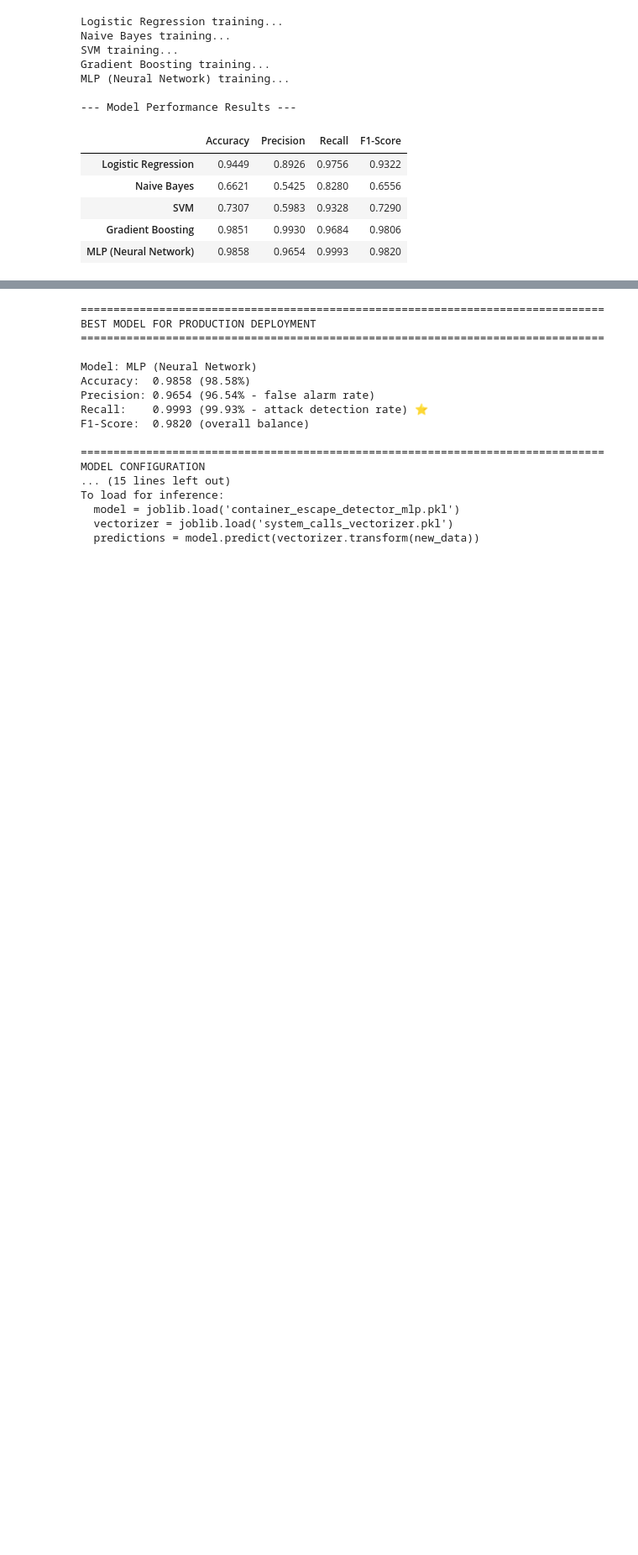
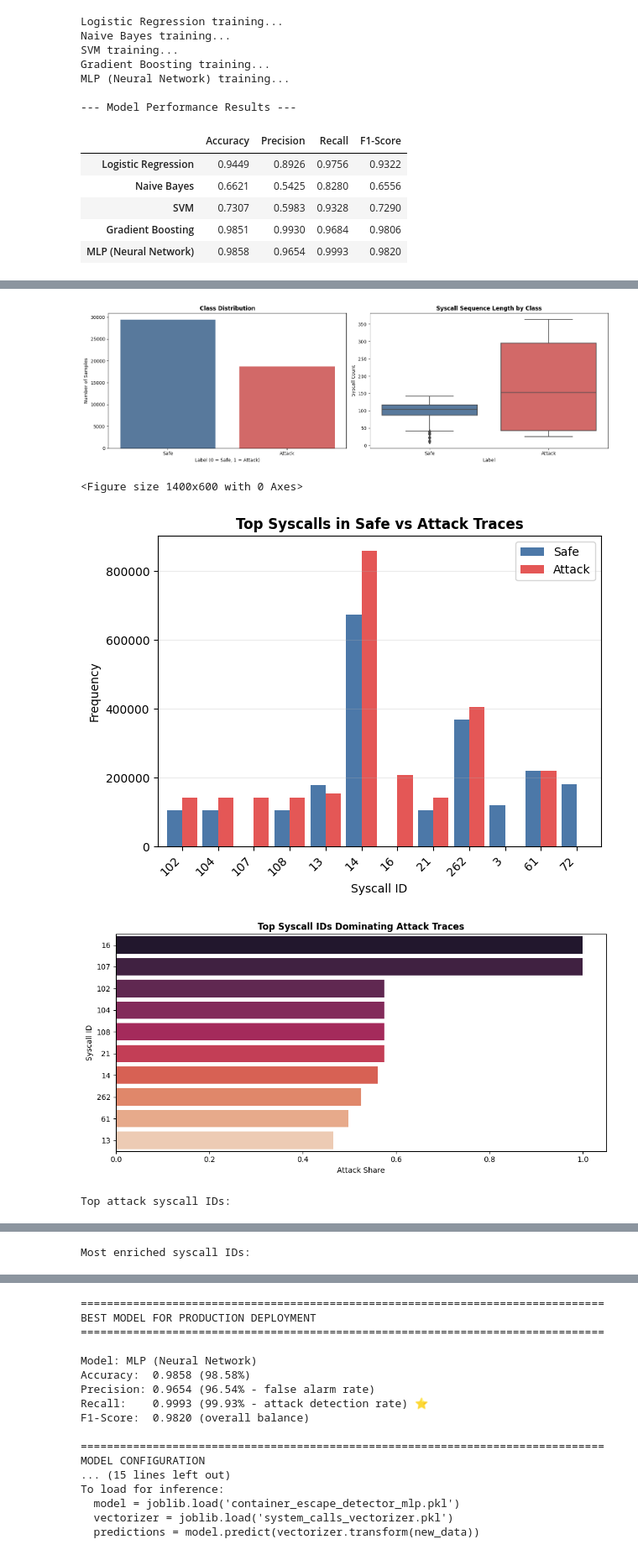
Before and after one commit to gulcihanglmz/cloud-computing-p2, a Jupyter notebook: analyse.ipynb, the cells around one changed output, grey strips where cells are left out. Shown at 84% size. Cells and saved outputs as stored; diff of their text form; code cells hidden in the pictures; blank space fills up the shorter version.

```diff
--- a/analyse.ipynb
+++ b/analyse.ipynb
@@ -202,0 +280,79 @@ MLP (Neural Network) training...
+# %%
+from collections import Counter
+
+# Build a presentation-friendly analysis table
+analysis_df = df.copy()
+analysis_df['syscall_count'] = analysis_df['SystemCallsList'].astype(str).str.split().apply(len)
+analysis_df['capability_add_count'] = analysis_df['AddedCapabilitiesList'].astype(str).str.split().apply(len)
+analysis_df['capability_drop_count'] = analysis_df['DroppedCapabilitiesList'].astype(str).str.split().apply(len)
+
+# Split behaviors by class
+safe_calls = analysis_df.loc[analysis_df['label'] == 0, 'SystemCallsList'].str.split().explode()
+attack_calls = analysis_df.loc[analysis_df['label'] == 1, 'SystemCallsList'].str.split().explode()
+
+safe_calls = safe_calls.dropna()
+attack_calls = attack_calls.dropna()
+
+# Top syscalls for safe vs attack traces
+safe_top = safe_calls.value_counts().head(10)
+attack_top = attack_calls.value_counts().head(10)
+combined_top = pd.DataFrame({
+    'Safe': safe_top,
+    'Attack': attack_top
+}).fillna(0).astype(int)
+
+# Figure 1: class distribution and syscall length comparison
+fig, axes = plt.subplots(1, 2, figsize=(16, 5))
+sns.countplot(x='label', data=analysis_df, palette=['#4C78A8', '#E45756'], ax=axes[0])
+axes[0].set_title('Class Distribution', fontweight='bold')
+axes[0].set_xlabel('Label (0 = Safe, 1 = Attack)')
+axes[0].set_ylabel('Number of Samples')
+axes[0].set_xticklabels(['Safe', 'Attack'])
+
+sns.boxplot(x='label', y='syscall_count', data=analysis_df, palette=['#4C78A8', '#E45756'], ax=axes[1])
+axes[1].set_title('Syscall Sequence Length by Class', fontweight='bold')
+axes[1].set_xlabel('Label')
+axes[1].set_ylabel('Syscall Count')
+axes[1].set_xticklabels(['Safe', 'Attack'])
+
+plt.tight_layout()
+plt.show()
+
+# Figure 2: top syscall comparison
+plt.figure(figsize=(14, 6))
+combined_top.plot(kind='bar', color=['#4C78A8', '#E45756'], width=0.85)
+plt.title('Top Syscalls in Safe vs Attack Traces', fontweight='bold')
+plt.xlabel('Syscall ID')
+plt.ylabel('Frequency')
+plt.xticks(rotation=45, ha='right')
+plt.grid(axis='y', alpha=0.25)
+plt.tight_layout()
+plt.show()
+
+# Figure 3: dominance of syscall IDs in attack traces
+enrichment_df = pd.DataFrame({
+    'Safe': safe_top,
+    'Attack': attack_top
+}).fillna(0).astype(int)
+enrichment_df['Attack Share'] = (enrichment_df['Attack'] + 1) / (enrichment_df['Safe'] + enrichment_df['Attack'] + 2)
+enrichment_df = enrichment_df.sort_values('Attack Share', ascending=False).head(10).reset_index()
+enrichment_df.columns = ['Syscall ID', 'Safe', 'Attack', 'Attack Share']
+
+plt.figure(figsize=(10, 5))
+sns.barplot(data=enrichment_df, x='Attack Share', y='Syscall ID', palette='rocket')
+plt.title('Top Syscall IDs Dominating Attack Traces', fontweight='bold')
+plt.xlabel('Attack Share')
+plt.ylabel('Syscall ID')
+plt.tight_layout()
+plt.show()
+
+print('Top attack syscall IDs:')
+display(attack_top.head(10).to_frame('Frequency'))
+print('\nMost enriched syscall IDs:')
+display(enrichment_df[['Syscall ID', 'Safe', 'Attack', 'Attack Share']])
+# %% [output]
+[figure, added]
+<Figure size 1400x600 with 0 Axes>
+[figure, added]
+[figure, added]
+Top attack syscall IDs:
@@ -202,0 +371 @@ MLP (Neural Network) training...
+Most enriched syscall IDs:
```
Also changed, not shown: parts of 5 cells of this notebook.
